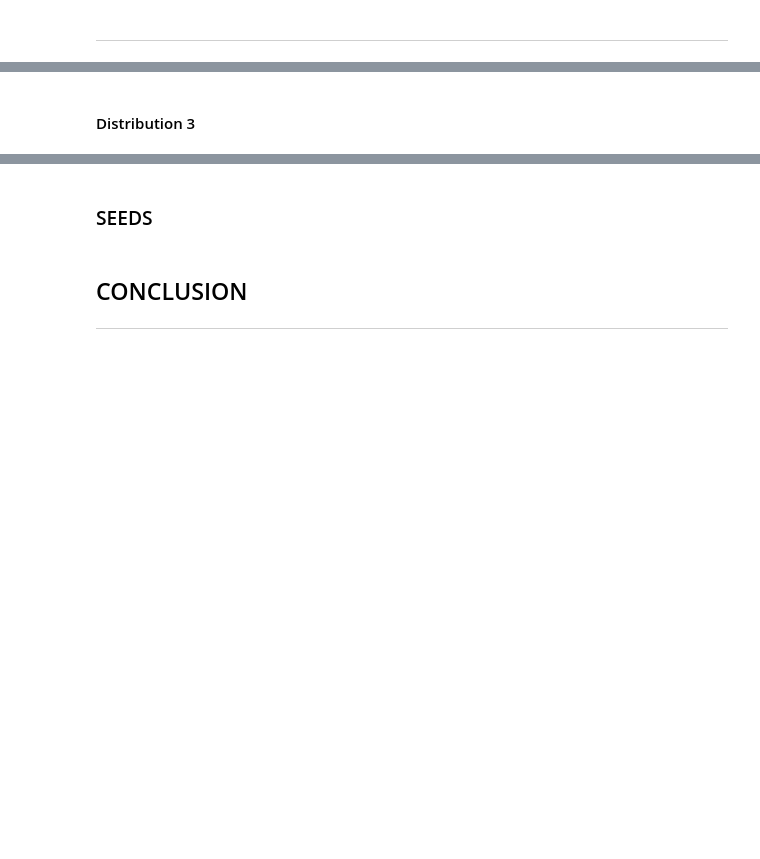
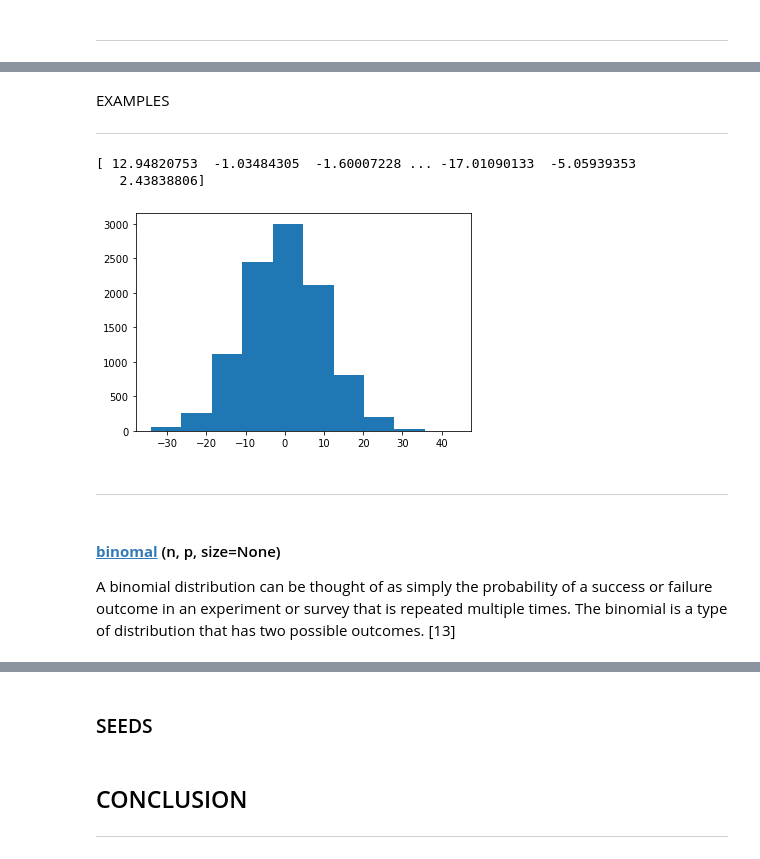
Before and after one commit to AnteDujic/Programming-for-Data-Analysis, a Jupyter notebook: numpy-random.ipynb, the cells around one changed output, grey strips where cells are left out. Drawn from its saved outputs; the diff is of its cells as text; code cells hidden in the pictures; blank space fills up the shorter version.

```diff
--- a/numpy-random.ipynb
+++ b/numpy-random.ipynb
@@ -649,2 +672,18 @@ x(after)=
+# %% [markdown]
+EXAMPLES
+***
+# %%
+s_norm = np.random.default_rng().normal(0, 10, 10000)
+print(s_norm)
+plt.hist(s_norm)
+plt.show()
+# %% [output]
+[ 12.94820753  -1.03484305  -1.60007228 ... -17.01090133  -5.05939353
+   2.43838806]
+[figure, added]
+# %% [markdown]
+***
 # %% [markdown]
-#### Distribution 3
+#### [**binomal**](https://numpy.org/doc/stable/reference/random/generated/numpy.random.Generator.binomial.html#numpy.random.Generator.binomial) (n, p, size=None) <a id='binomal'></a>
+
+A binomial distribution can be thought of as simply the probability of a success or failure outcome in an experiment or survey that is repeated multiple times. The binomial is a type of distribution that has two possible outcomes. [13]
```
Also changed, not shown: parts of 58 cells of this notebook.
